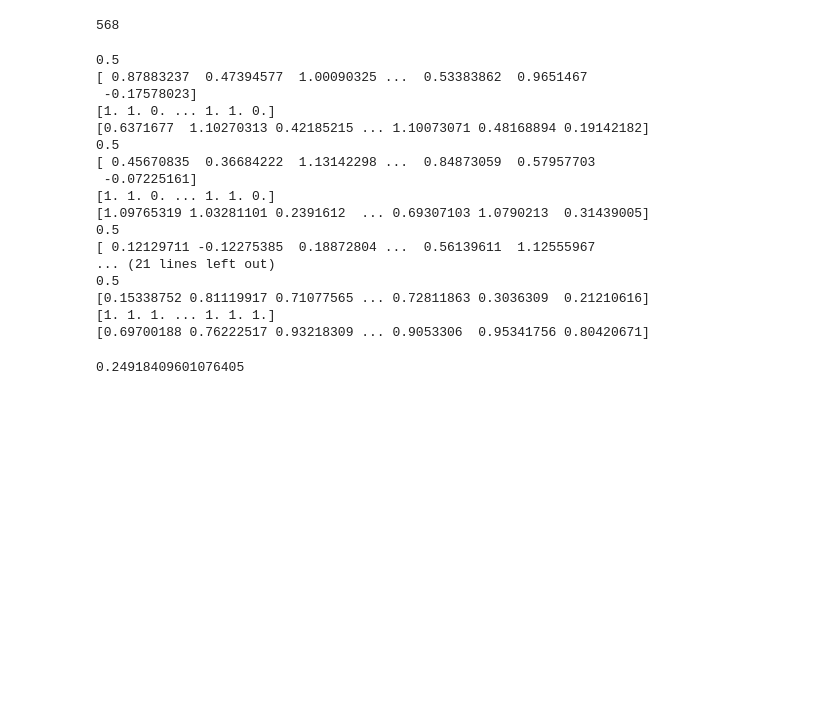
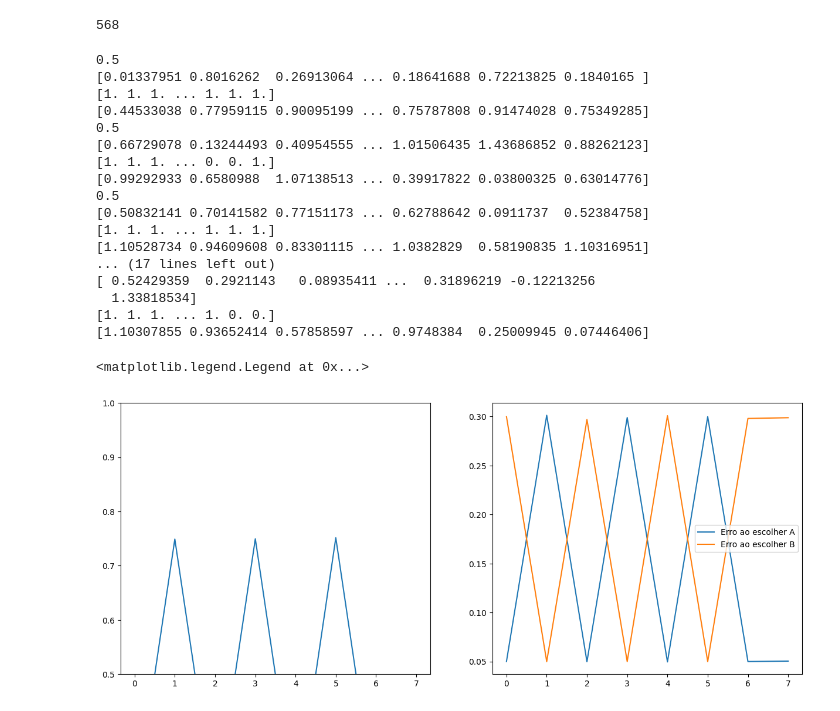
Before and after one commit to ViniciusKos/bayesian_abtest_shiny, a Jupyter notebook: ab_frequent.ipynb, the cells around one changed output. Saved outputs shown, nothing was run; the diff lists cells and outputs as text; code cells hidden in the pictures; blank space fills up the shorter version.

Commit message:
create probabilites plots

```diff
--- a/ab_frequent.ipynb
+++ b/ab_frequent.ipynb
@@ -53,6 +55,8 @@ len(df1)
 568
 # %%
 proba_b_better_a = []
+expected_loss_a = []
+expected_loss_b = []
 
 for day in range( len ( df1 )-560 ):
 
@@ -113,26 +117,40 @@ for day in range( len ( df1 )-560 ):
 
     p = ( 1/ N_mc ) * np.sum(yb)
 
+    expected_loss_A = (1 / N_mc ) * np.sum ( ( ( x_b - x_a )*y) [x_b >= x_a] )
+    expected_loss_B = (1 / N_mc ) * np.sum ( ( ( x_a - x_b )*y) [x_a >= x_b] )
+
     proba_b_better_a.append(p)
+    expected_loss_a.append( expected_loss_A )
+    expected_loss_b.append( expected_loss_B )
 # %% [output]
 0.5
-[ 0.87883237  0.47394577  1.00090325 ...  0.53383862  0.9651467
- -0.17578023]
-[1. 1. 0. ... 1. 1. 0.]
-[0.6371677  1.10270313 0.42185215 ... 1.10073071 0.48168894 0.19142182]
+[0.01337951 0.8016262  0.26913064 ... 0.18641688 0.72213825 0.1840165 ]
+[1. 1. 1. ... 1. 1. 1.]
+[0.44533038 0.77959115 0.90095199 ... 0.75787808 0.91474028 0.75349285]
 0.5
-[ 0.45670835  0.36684222  1.13142298 ...  0.84873059  0.57957703
- -0.07225161]
-[1. 1. 0. ... 1. 1. 0.]
-[1.09765319 1.03281101 0.2391612  ... 0.69307103 1.0790213  0.31439005]
+[0.66729078 0.13244493 0.40954555 ... 1.01506435 1.43686852 0.88262123]
+[1. 1. 1. ... 0. 0. 1.]
+[0.99292933 0.6580988  1.07138513 ... 0.39917822 0.03800325 0.63014776]
 0.5
-[ 0.12129711 -0.12275385  0.18872804 ...  0.56139611  1.12555967
-... (21 lines left out)
-0.5
-[0.15338752 0.81119917 0.71077565 ... 0.72811863 0.3036309  0.21210616]
+[0.50832141 0.70141582 0.77151173 ... 0.62788642 0.0911737  0.52384758]
 [1. 1. 1. ... 1. 1. 1.]
-[0.69700188 0.76222517 0.93218309 ... 0.9053306  0.95341756 0.80420671]
+[1.10528734 0.94609608 0.83301115 ... 1.0382829  0.58190835 1.10316951]
+... (17 lines left out)
+[ 0.52429359  0.2921143   0.08935411 ...  0.31896219 -0.12213256
+  1.33818534]
+[1. 1. 1. ... 1. 0. 0.]
+[1.10307855 0.93652414 0.57858597 ... 0.9748384  0.25009945 0.07446406]
-# %%
-fig, axs =
-# %% [output]
-0.24918409601076405
+# %%
+fig, axs = plt.subplots( 1, 2, figsize=(15, 6) )
+axs[0].set_ylim( 0.5, 1 )
+axs[0].plot( proba_b_better_a )
+#axs[0].vlines( 20, 0, 1.0, color='black', linestyle="--" );
+
+axs[1].plot( expected_loss_a, label="Erro ao escolher A")
+axs[1].plot( expected_loss_b, label="Erro ao escolher B");
+#axs[1].hlines( 0.0001, 0, 70, color='black', linestyle='--');
+plt.legend()
+# %% [output]
+<matplotlib.legend.Legend at 0x...>
+[figure, added]
```
Also changed, not shown: parts of 1 cell of this notebook.
